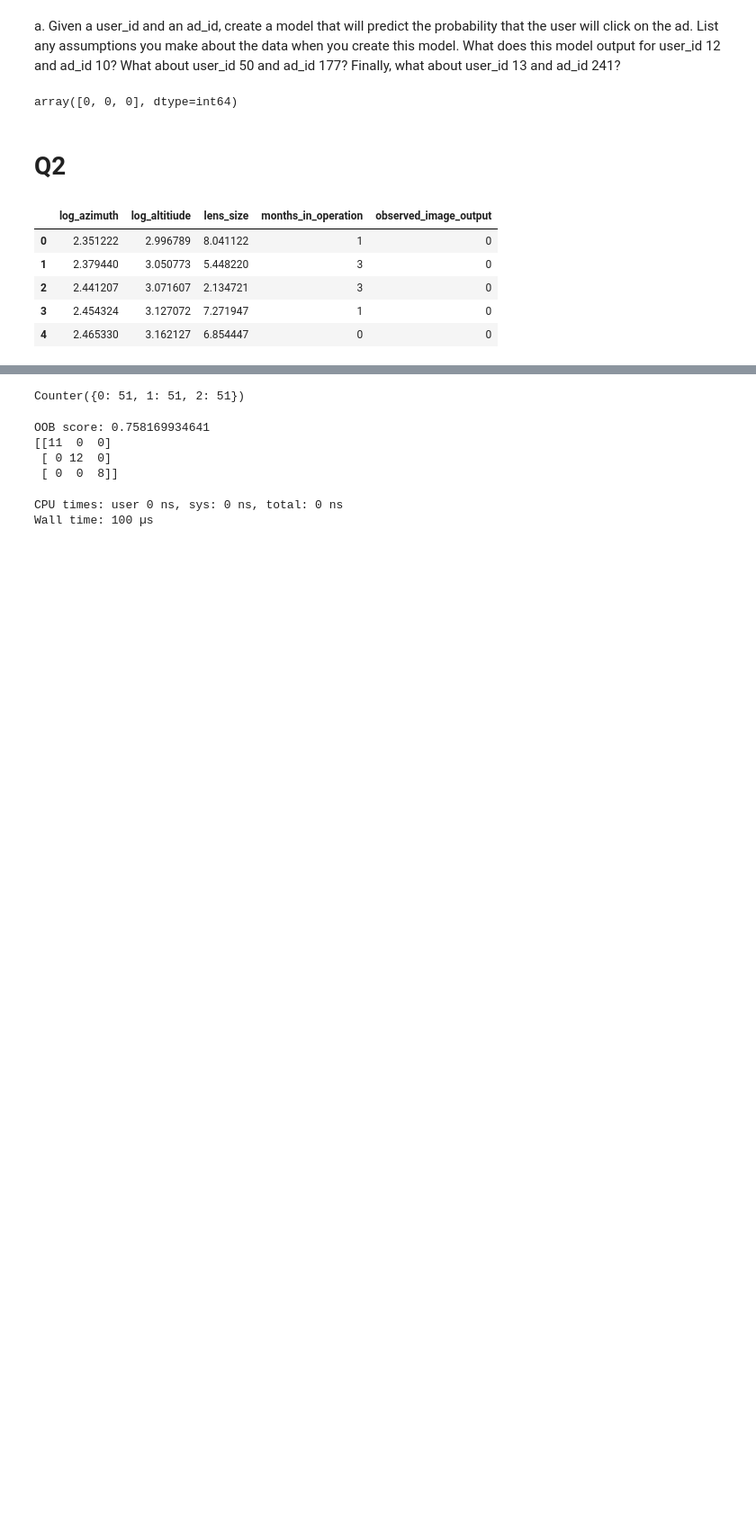
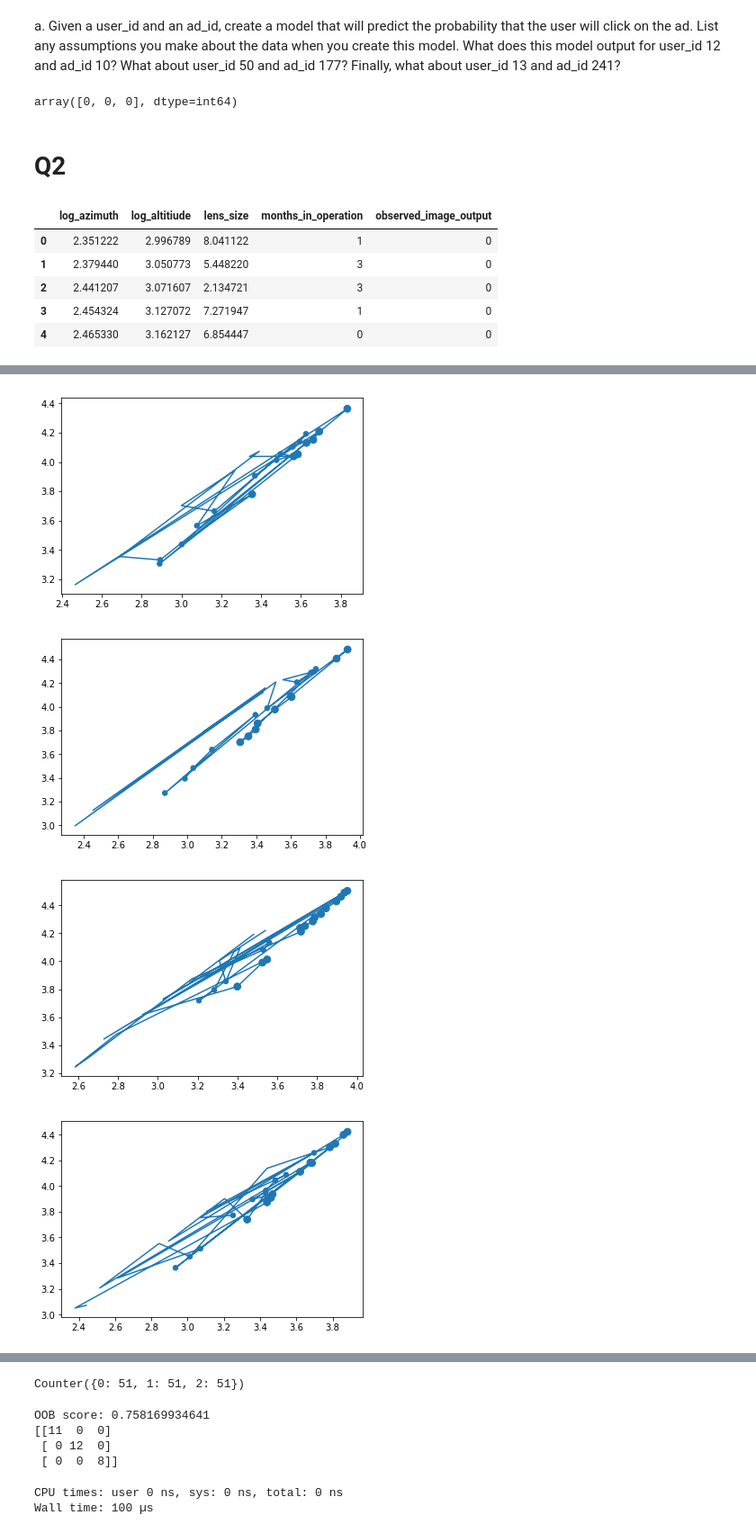
Before and after one commit to eugeneh101/apexlabs_takehome_nBJkgUBNNAwaKvd, a Jupyter notebook: Coding-Challenge.ipynb, the cells around one changed output, grey strips where cells are left out. Shown at 90% size. Saved outputs shown, nothing was run; the diff lists cells and outputs as text; code cells hidden in the pictures; blank space fills up the shorter version.

```diff
--- a/Coding-Challenge.ipynb
+++ b/Coding-Challenge.ipynb
@@ -72,0 +195,12 @@ df.head()
+# %%
+for month in sorted(set(df['months_in_operation'])):
+    df_temp = df.sort_values('months_in_operation')
+    df_temp = df_temp[df_temp['months_in_operation'] == month]
+    plt.scatter(df_temp['log_azimuth'], df_temp['log_altitiude'], s=30 * df_temp['observed_image_output'])
+    plt.plot(df_temp['log_azimuth'], df_temp['log_altitiude'])
+    plt.show()
+# %% [output]
+[figure, added]
+[figure, added]
+[figure, added]
+[figure, added]
```
Also changed, not shown: parts of 12 cells of this notebook.
